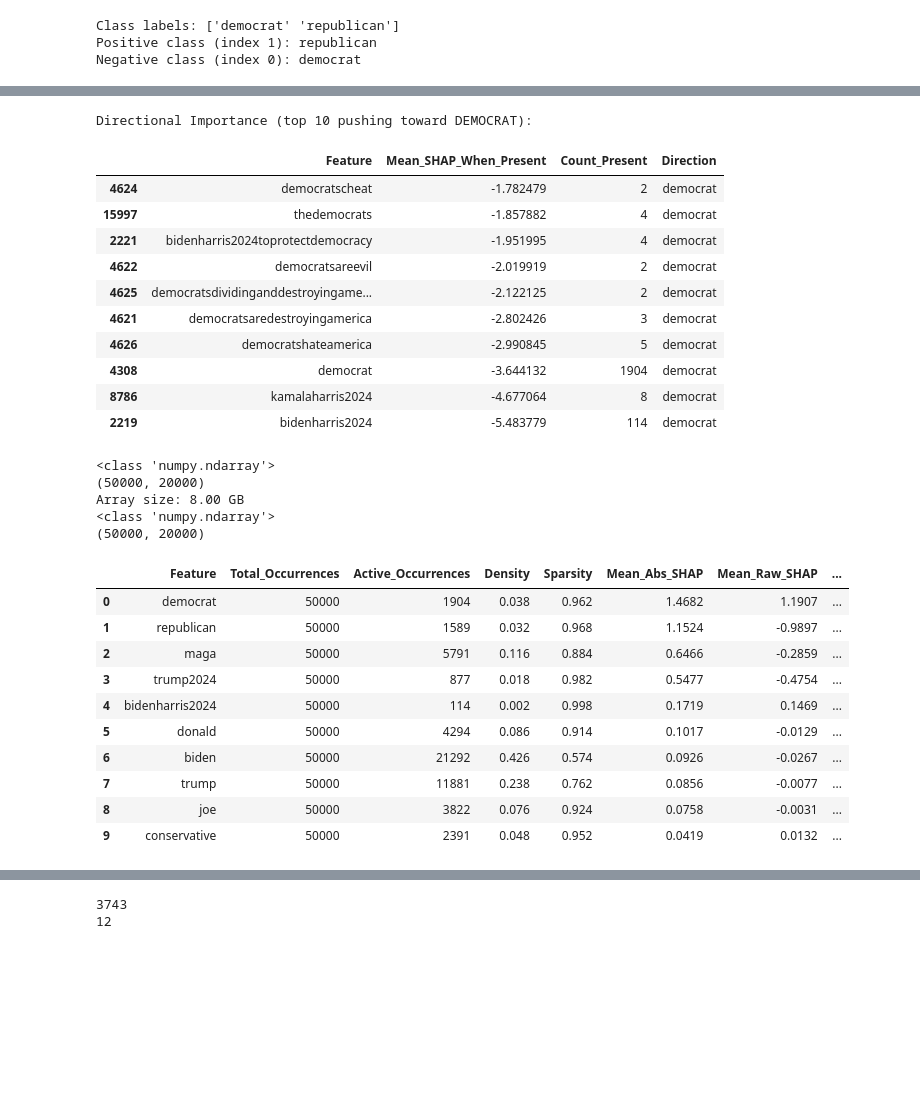
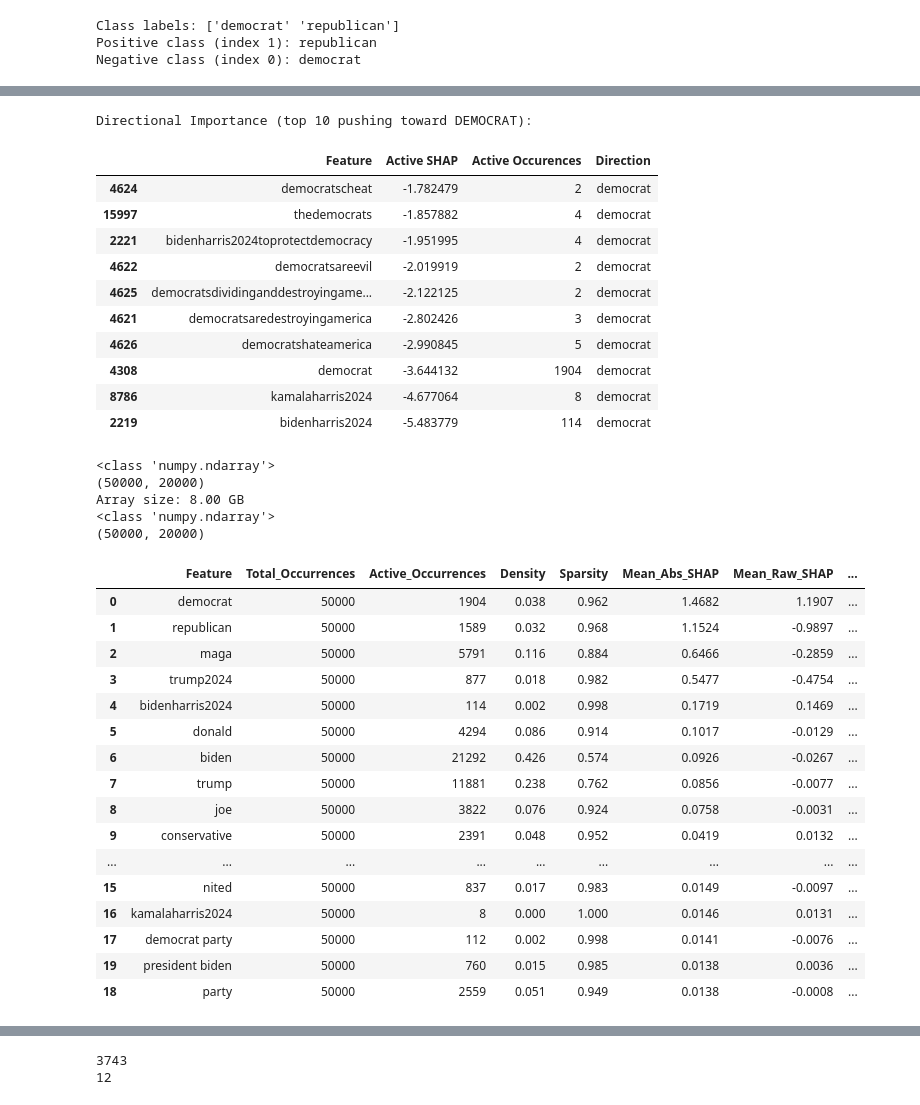
Before and after one commit to Birkbeck/msc-project-source-code-files-24-25-tayyib-saddique, a Jupyter notebook: x_processing/shap.ipynb, the cells around one changed output, grey strips where cells are left out. Drawn from its saved outputs; the diff is of its cells as text; code cells hidden in the pictures; blank space fills up the shorter version.

```diff
--- a/x_processing/shap.ipynb
+++ b/x_processing/shap.ipynb
@@ -173,13 +173,13 @@ for i, feature_name in enumerate(feature_names):
         mean_shap_when_present = shap_vals[mask].mean()
         feature_importance.append({
             'Feature': feature_name,
-            'Mean_SHAP_When_Present': mean_shap_when_present,
-            'Count_Present': mask.sum(),
+            'Active SHAP': mean_shap_when_present,
+            'Active Occurences': mask.sum(),
             'Direction': 'republican' if mean_shap_when_present > 0 else 'democrat'
         })
 
 df = pd.DataFrame(feature_importance).sort_values(
-    by='Mean_SHAP_When_Present',
+    by='Active SHAP',
     ascending=False
 )
 # %%
@@ -203,7 +203,7 @@ print("Directional Importance (top 10 pushing toward DEMOCRAT):")
 df.tail(10)
 # %% [output]
 Directional Importance (top 10 pushing toward DEMOCRAT):
-|  | Feature | Mean_SHAP_When_Present | Count_Present | Direction |
+|  | Feature | Active SHAP | Active Occurences | Direction |
 | 4624 | democratscheat | -1.782479 | 2 | democrat |
 | 15997 | thedemocrats | -1.857882 | 4 | democrat |
 | 2221 | bidenharris2024toprotectdemocracy | -1.951995 | 4 | democrat |
@@ -234,7 +234,7 @@ non_zero_indices = np.where(non_zero_mask)[0]
 top_features_idx = non_zero_indices[np.argsort(mean_abs_shap[non_zero_indices])[::-1]]
 
 results = []
-for feat_idx in top_features_idx[:10]:
+for feat_idx in top_features_idx:
     feature_vals = X_dense[:, feat_idx]
     feature_shaps = shap_dense[:, feat_idx]
 
@@ -262,19 +262,28 @@ for feat_idx in top_features_idx[:10]:
 
 party_shap = pd.DataFrame(results)
 # %%
-party_shap
+party_shap = party_shap.sort_values(
+    by='Mean_Abs_SHAP',
+    ascending=False)
+party_shap.head(20)
 # %% [output]
 |  | Feature | Total_Occurrences | Active_Occurrences | Density | Sparsity | Mean_Abs_SHAP | Mean_Raw_SHAP | ... |
 | 0 | democrat | 50000 | 1904 | 0.038 | 0.962 | 1.4682 | 1.1907 | ... |
 | 1 | republican | 50000 | 1589 | 0.032 | 0.968 | 1.1524 | -0.9897 | ... |
 | 2 | maga | 50000 | 5791 | 0.116 | 0.884 | 0.6466 | -0.2859 | ... |
 | 3 | trump2024 | 50000 | 877 | 0.018 | 0.982 | 0.5477 | -0.4754 | ... |
 | 4 | bidenharris2024 | 50000 | 114 | 0.002 | 0.998 | 0.1719 | 0.1469 | ... |
 | 5 | donald | 50000 | 4294 | 0.086 | 0.914 | 0.1017 | -0.0129 | ... |
 | 6 | biden | 50000 | 21292 | 0.426 | 0.574 | 0.0926 | -0.0267 | ... |
 | 7 | trump | 50000 | 11881 | 0.238 | 0.762 | 0.0856 | -0.0077 | ... |
 | 8 | joe | 50000 | 3822 | 0.076 | 0.924 | 0.0758 | -0.0031 | ... |
 | 9 | conservative | 50000 | 2391 | 0.048 | 0.952 | 0.0419 | 0.0132 | ... |
+| ... | ... | ... | ... | ... | ... | ... | ... | ... |
+| 15 | nited | 50000 | 837 | 0.017 | 0.983 | 0.0149 | -0.0097 | ... |
+| 16 | kamalaharris2024 | 50000 | 8 | 0.000 | 1.000 | 0.0146 | 0.0131 | ... |
+| 17 | democrat party | 50000 | 112 | 0.002 | 0.998 | 0.0141 | -0.0076 | ... |
+| 19 | president biden | 50000 | 760 | 0.015 | 0.985 | 0.0138 | 0.0036 | ... |
+| 18 | party | 50000 | 2559 | 0.051 | 0.949 | 0.0138 | -0.0008 | ... |
 # %%
 shap_raw_dense = shap_dense
 abs_shap_dense = np.abs(shap_dense)
```
Also changed, not shown: parts of 10 cells of this notebook.
